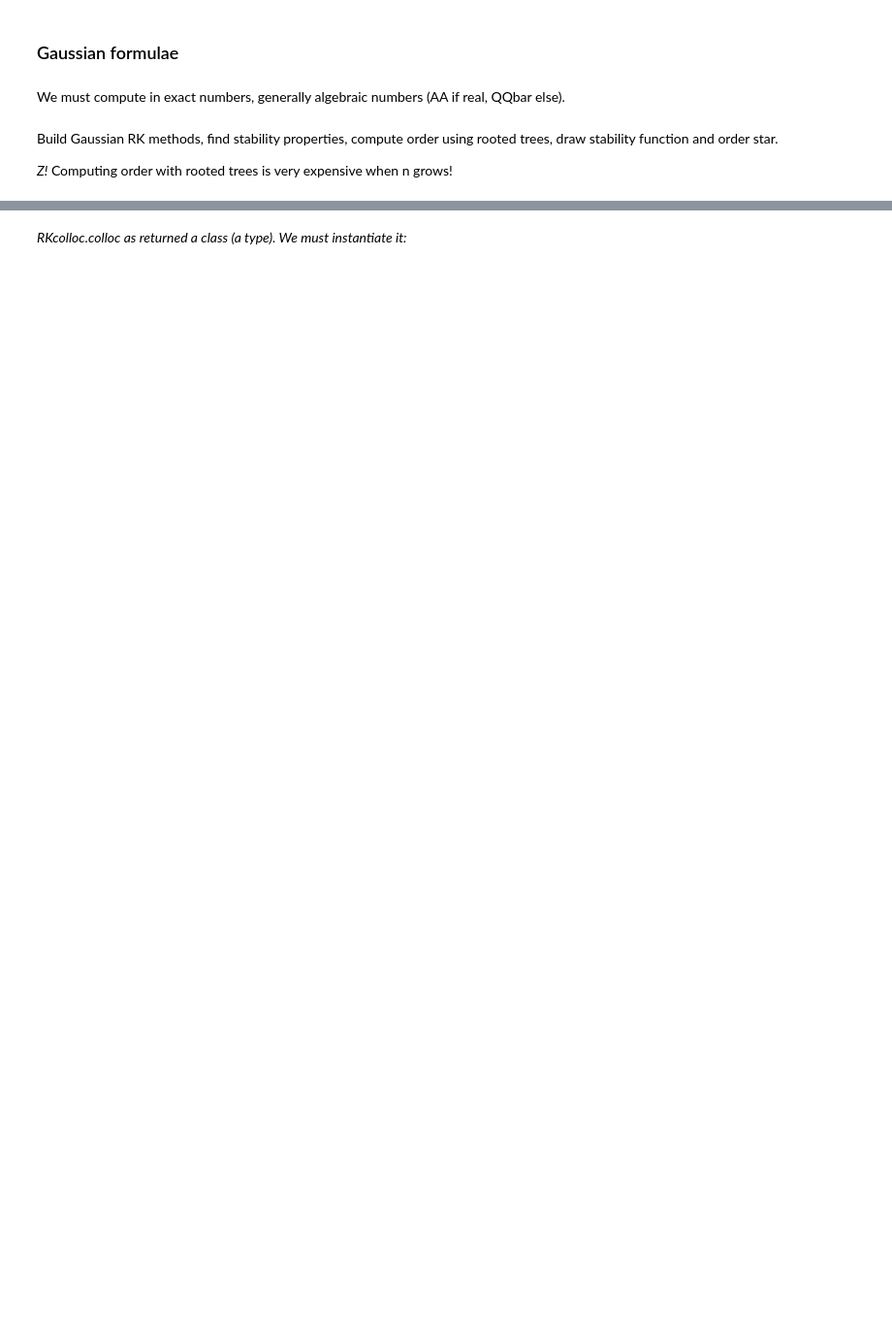
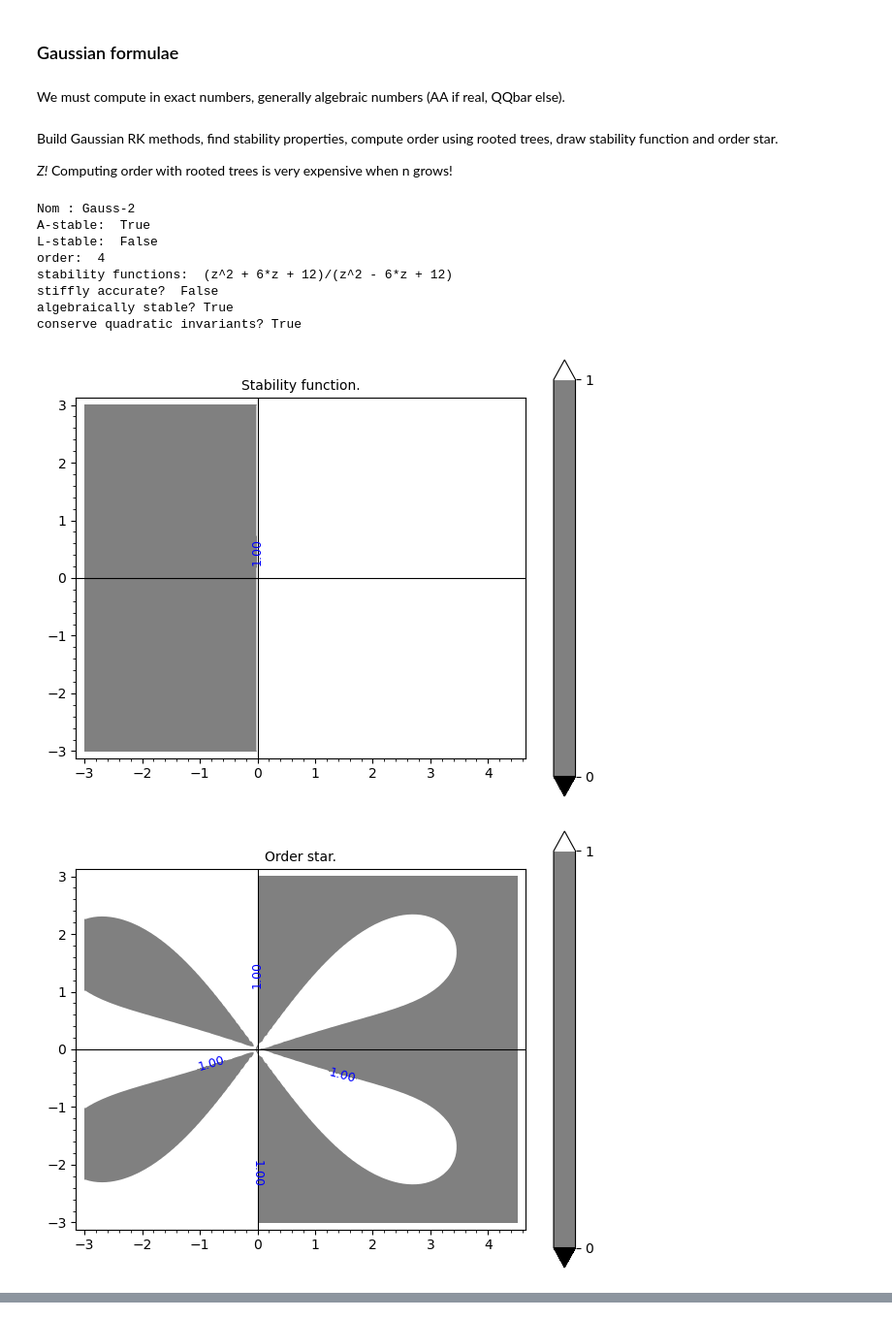
Before and after one commit to Thierry-Dumont/RKkit, a Jupyter notebook: Gaussian.ipynb, the cells around one changed output, grey strips where cells are left out. Shown at 97% size. Saved outputs shown, nothing was run; the diff lists cells and outputs as text; code cells hidden in the pictures; blank space fills up the shorter version.

```diff
--- a/Gaussian.ipynb
+++ b/Gaussian.ipynb
@@ -17,4 +14,34 @@ y=var("y")
 # %%
-for n in range(1,4):
+for n in range(2,4):
     c = [(s[0]+1)/2 for s in R(legendre_P(n,x)).roots()] #roots of shifted polynomials (collocation points)
     GenRK = RKcolloc.colloc(c,R,"Gauss-"+str(n))# coefficients of the RK formula
+
+    #_RKcolloc.colloc as returned a class (a type). We must instantiate it:_
+
+    G=GenRK()
+
+    F=RKformula(G)
+    #start some tests
+    print("\nNom :",G.Title)
+    print("A-stable: ",F.is_A_stable())
+    print("L-stable: ",F.is_L_stable())
+    print("order: ",F.order())
+    print("stability functions: ",F.stability_function())
+    print("stiffly accurate? ",F.is_stiffly_accurate())
+    print("algebraically stable?",F.is_algebraically_stable())
+    print("conserve quadratic invariants?",F.conserve_quadratic_invariants())
+    p=RKplot(F,fill=True,ncurves=2,Enlarge=1)
+    p.show()
+    q=RKplot(F,fill=True,ncurves=2,type="star",Enlarge=1)
+    q.show()
+# %% [output]
+Nom : Gauss-2
+A-stable:  True
+L-stable:  False
+order:  4
+stability functions:  (z^2 + 6*z + 12)/(z^2 - 6*z + 12)
+stiffly accurate?  False
+algebraically stable? True
+conserve quadratic invariants? True
+[figure, added]
+[figure, added]
@@ -21,2 +57,0 @@ for n in range(1,4):
-# %% [markdown]
-_RKcolloc.colloc as returned a class (a type). We must instantiate it:_
```
Also changed, not shown: parts of 4 cells of this notebook, 4 other files.
